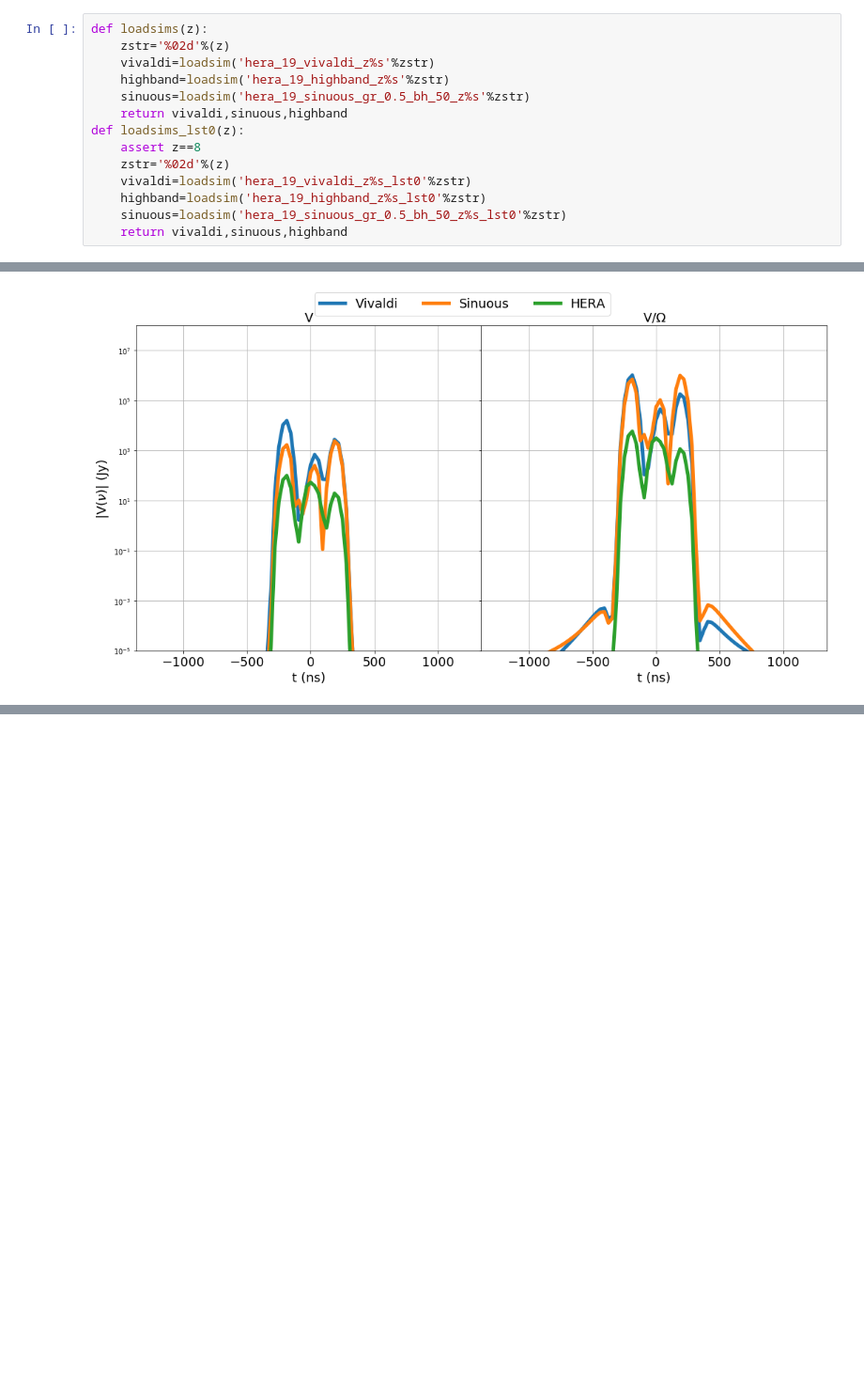
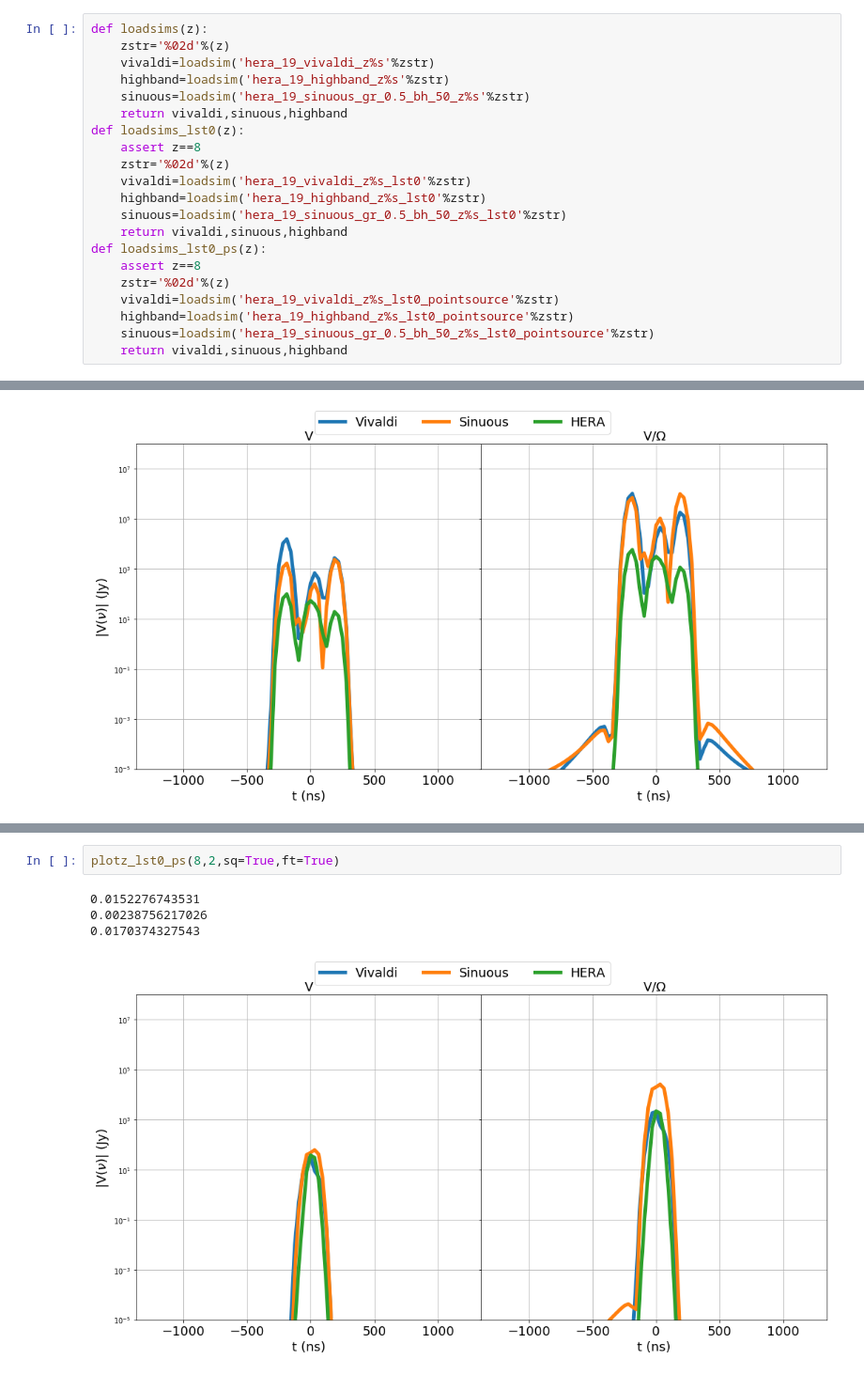
Before and after one commit to aewallwi/simulations-hera-eox, a Jupyter notebook: src/Visibility_Comparison.ipynb, the cells around one changed output, grey strips where cells are left out. Shown: that part at 94% size. Saved outputs shown, nothing was run; the diff lists cells and outputs as text; blank space fills up the shorter version.

Commit message:
added plotting for convertible feed.

```diff
--- a/src/Visibility_Comparison.ipynb
+++ b/src/Visibility_Comparison.ipynb
@@ -45,6 +45,13 @@ def loadsims_lst0(z):
     highband=loadsim('hera_19_highband_z%s_lst0'%zstr)
     sinuous=loadsim('hera_19_sinuous_gr_0.5_bh_50_z%s_lst0'%zstr)
     return vivaldi,sinuous,highband
+def loadsims_lst0_ps(z):
+    assert z==8
+    zstr='%02d'%(z)
+    vivaldi=loadsim('hera_19_vivaldi_z%s_lst0_pointsource'%zstr)
+    highband=loadsim('hera_19_highband_z%s_lst0_pointsource'%zstr)
+    sinuous=loadsim('hera_19_sinuous_gr_0.5_bh_50_z%s_lst0_pointsource'%zstr)
+    return vivaldi,sinuous,highband
 # %%
 def findind(array,value):
     return (np.abs(array-value)).argmin()
@@ -260,0 +364,7 @@ plotz_lst0(8,28,sq=True,ft=True)
+# %%
+plotz_lst0_ps(8,2,sq=True,ft=True)
+# %% [output]
+0.0152276743531
+0.00238756217026
+0.0170374327543
+[figure, added]
```
Also changed, not shown: parts of 2 cells of this notebook, 8 other files.
